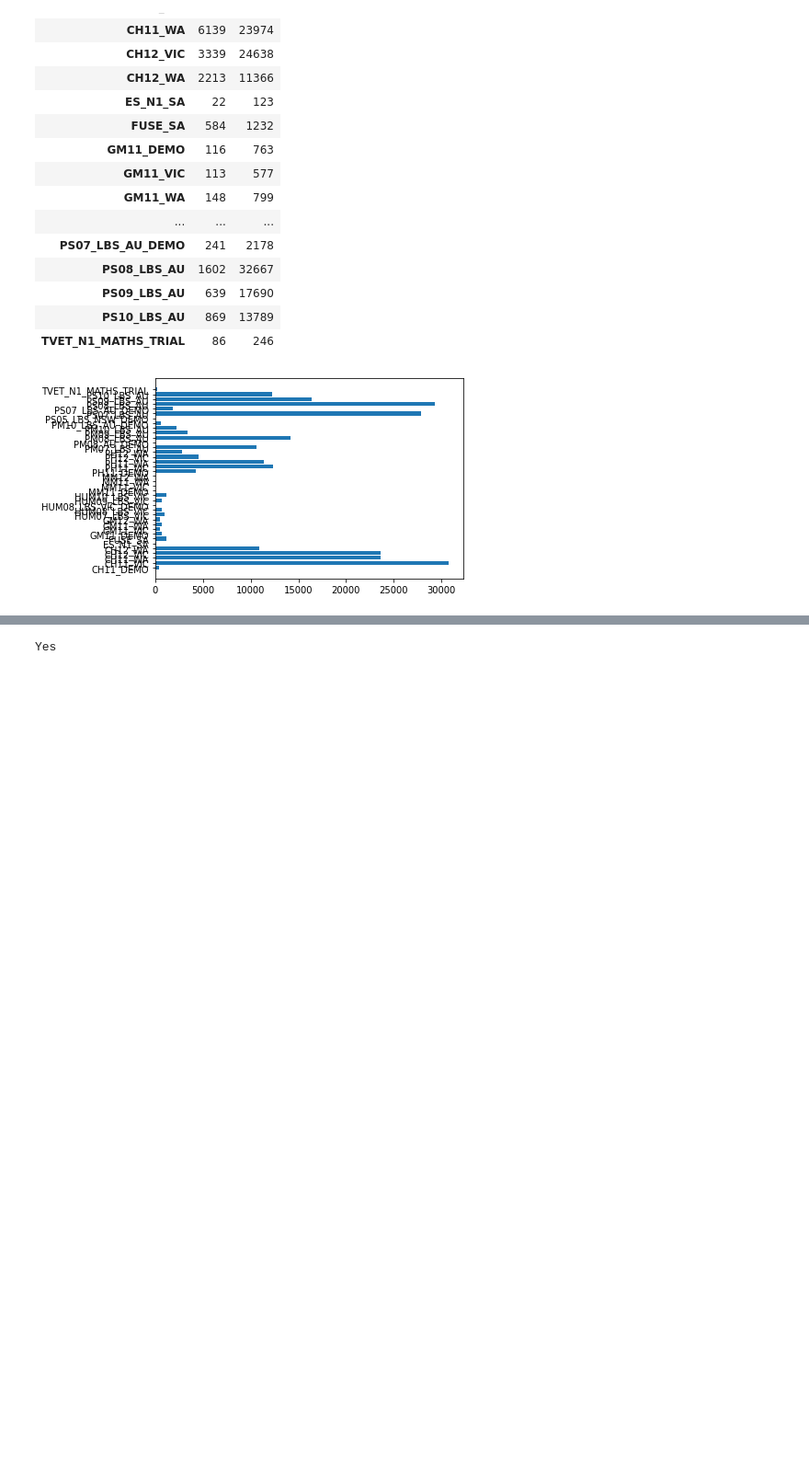
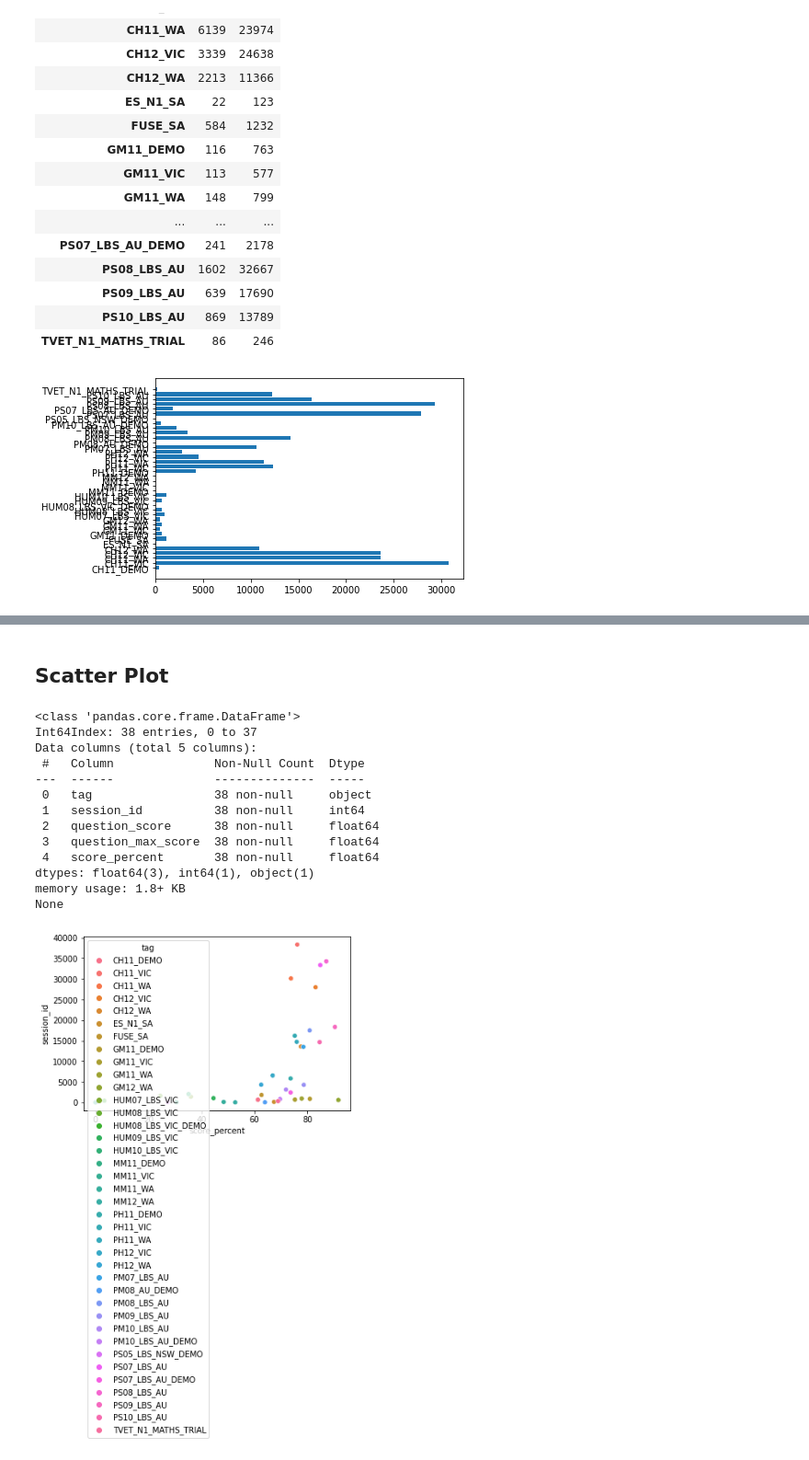
Before and after one commit to skjoshi267/Learnosity, a Jupyter notebook: demo.ipynb, the cells around one changed output, grey strips where cells are left out. Shown: that part at 92% size. Drawn from its saved outputs; the diff is of its cells as text; code cells hidden in the pictures; blank space fills up the shorter version.

```diff
--- a/demo.ipynb
+++ b/demo.ipynb
@@ -281,7 +243,34 @@ x = None
-# %%
-if x:
-    print("Not")
-else:
-    print("Yes")
-# %% [output]
-Yes
+# %% [markdown]
+## Scatter Plot
+# %%
+left = session_data_join[["session_id","tag"]].groupby("tag").count().reset_index()
+right = scores.reset_index()
+right["score_percent"] = (right["question_score"] / right["question_max_score"]) * 100
+scatter_df = left.merge(right, on="tag")
+temp = pd.DataFrame(scatter_df)
+print(temp.info())
+colors = np.random.rand(len(scatter_df["tag"]))
+color_map = {}
+i = 0
+for each in scatter_df["tag"].tolist():
+    color_map[each] = colors[i]
+    i+=1
+
+sns.scatterplot("score_percent","session_id",data=scatter_df,hue="tag")
+#plt.scatter(scatter_df["score_percent"],scatter_df["session_id"],c=scatter_df["tag"].map(color_map))
+plt.show()
+# %% [output]
+<class 'pandas.core.frame.DataFrame'>
+Int64Index: 38 entries, 0 to 37
+Data columns (total 5 columns):
+ #   Column              Non-Null Count  Dtype
+---  ------              --------------  -----
+ 0   tag                 38 non-null     object
+ 1   session_id          38 non-null     int64
+ 2   question_score      38 non-null     float64
+ 3   question_max_score  38 non-null     float64
+ 4   score_percent       38 non-null     float64
+dtypes: float64(3), int64(1), object(1)
+memory usage: 1.8+ KB
+None
+[figure, added]
```
Also changed, not shown: parts of 13 cells of this notebook, 2 other files.
